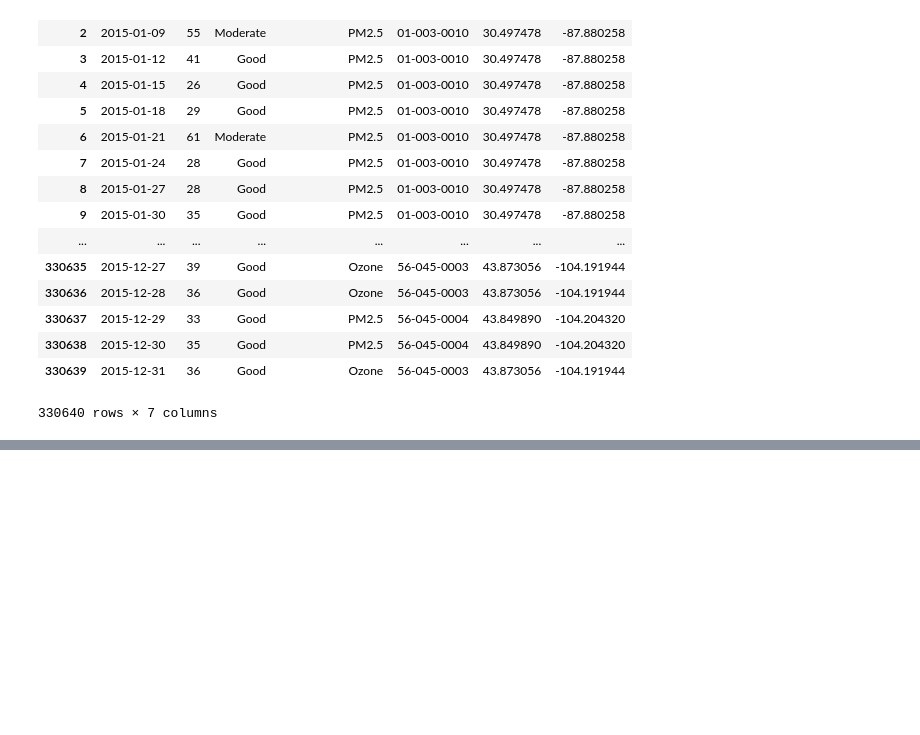
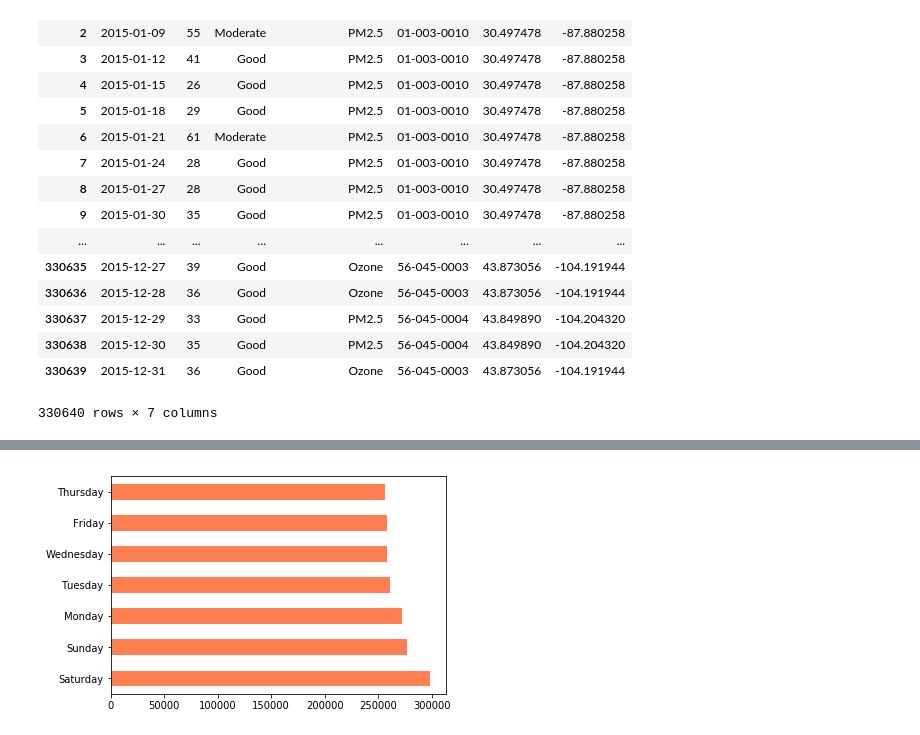
Before and after one commit to NVI/SmoGYEye, a Jupyter notebook: main.ipynb, the cells around one changed output, grey strips where cells are left out. Drawn from its saved outputs; the diff is of its cells as text; code cells hidden in the pictures; blank space fills up the shorter version.

```diff
--- a/main.ipynb
+++ b/main.ipynb
@@ -407,5 +464,7 @@ plt.show()
 # %%
-df_lightning = df[df['STAT_CAUSE_DESCR']=='Lightning']
-df_lightning['DAY_OF_WEEK'].value_counts().plot(kind='barh',color='coral')
+df_lightning = df#[df['STAT_CAUSE_DESCR']=='Lightning']
+df_lightning['DISCOVERY_DAY_OF_WEEK'].value_counts().plot(kind='barh',color='coral')
 plt.show()
+# %% [output]
+[figure, added]
 # %%
```
Also changed, not shown: parts of 14 cells of this notebook.
